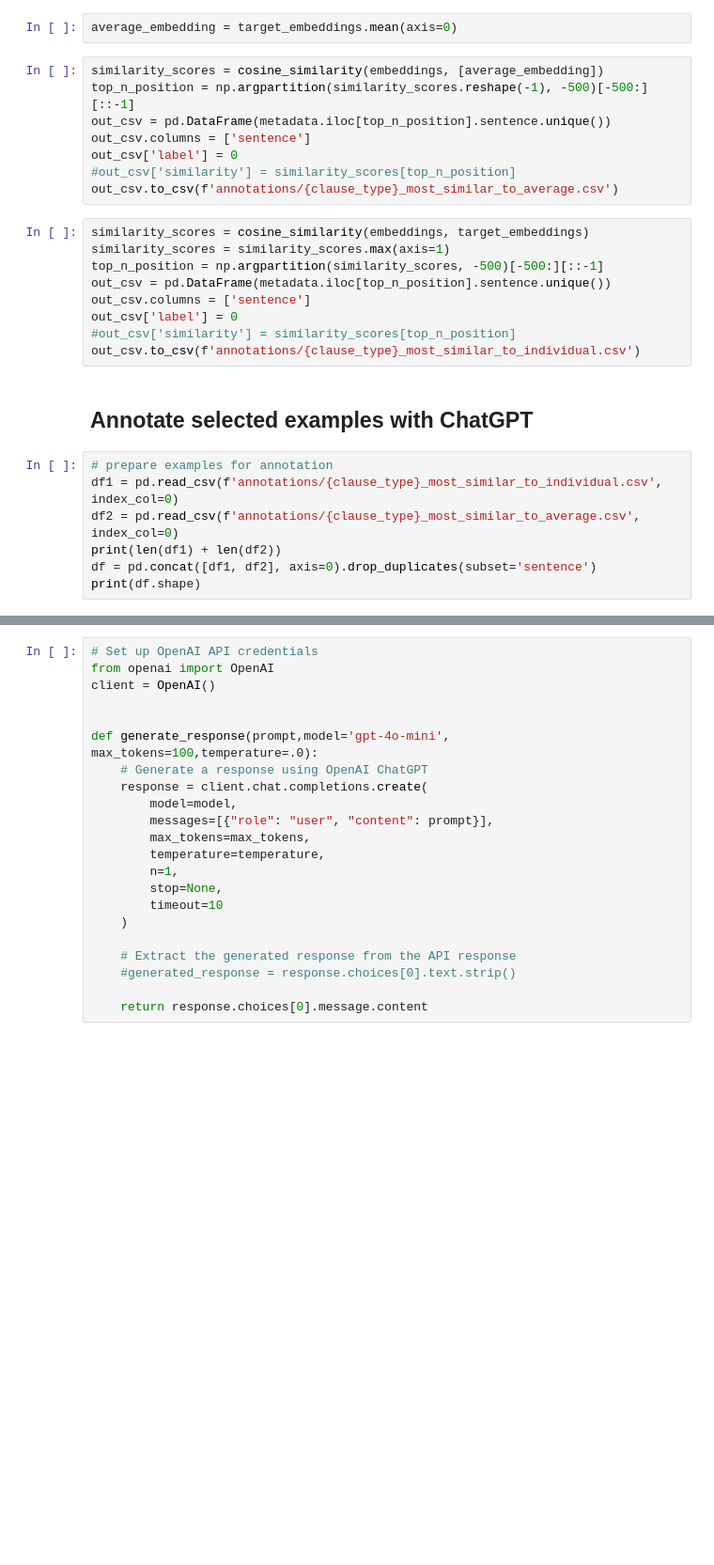
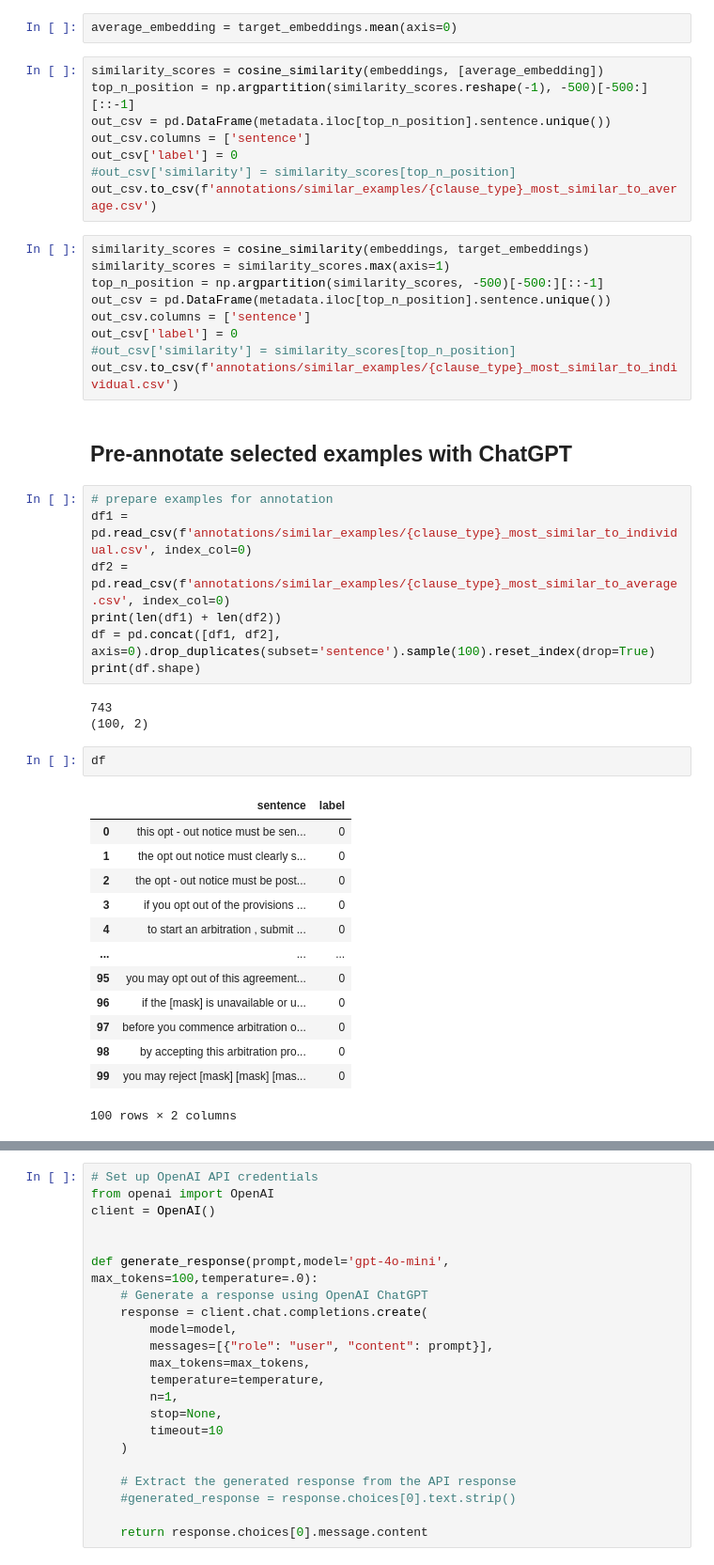
Before and after one commit to kasparvonbeelen/contracts, a Jupyter notebook: classify.ipynb, the cells around one changed output, grey strips where cells are left out. Shown at 94% size. Drawn from its saved outputs; the diff is of its cells as text; blank space fills up the shorter version.

```diff
--- a/classify.ipynb
+++ b/classify.ipynb
@@ -67,7 +76,7 @@ out_csv = pd.DataFrame(metadata.iloc[top_n_position].sentence.unique())
 out_csv.columns = ['sentence']
 out_csv['label'] = 0
 #out_csv['similarity'] = similarity_scores[top_n_position]
-out_csv.to_csv(f'annotations/{clause_type}_most_similar_to_average.csv')
+out_csv.to_csv(f'annotations/similar_examples/{clause_type}_most_similar_to_average.csv')
 # %%
 similarity_scores = cosine_similarity(embeddings, target_embeddings)
 similarity_scores = similarity_scores.max(axis=1)
@@ -76,13 +85,32 @@ out_csv = pd.DataFrame(metadata.iloc[top_n_position].sentence.unique())
 out_csv.columns = ['sentence']
 out_csv['label'] = 0
 #out_csv['similarity'] = similarity_scores[top_n_position]
-out_csv.to_csv(f'annotations/{clause_type}_most_similar_to_individual.csv')
+out_csv.to_csv(f'annotations/similar_examples/{clause_type}_most_similar_to_individual.csv')
 # %% [markdown]
-## Annotate selected examples with ChatGPT
+## Pre-annotate selected examples with ChatGPT
 # %%
 # prepare examples for annotation
-df1 = pd.read_csv(f'annotations/{clause_type}_most_similar_to_individual.csv', index_col=0)
-df2 = pd.read_csv(f'annotations/{clause_type}_most_similar_to_average.csv', index_col=0)
+df1 = pd.read_csv(f'annotations/similar_examples/{clause_type}_most_similar_to_individual.csv', index_col=0)
+df2 = pd.read_csv(f'annotations/similar_examples/{clause_type}_most_similar_to_average.csv', index_col=0)
 print(len(df1) + len(df2))
-df = pd.concat([df1, df2], axis=0).drop_duplicates(subset='sentence')
+df = pd.concat([df1, df2], axis=0).drop_duplicates(subset='sentence').sample(100).reset_index(drop=True)
 print(df.shape)
+# %% [output]
+743
+(100, 2)
+# %%
+df
+# %% [output]
+|  | sentence | label |
+| 0 | this opt - out notice must be sen... | 0 |
+| 1 | the opt out notice must clearly s... | 0 |
+| 2 | the opt - out notice must be post... | 0 |
+| 3 | if you opt out of the provisions ... | 0 |
+| 4 | to start an arbitration , submit ... | 0 |
+| ... | ... | ... |
+| 95 | you may opt out of this agreement... | 0 |
+| 96 | if the [mask] is unavailable or u... | 0 |
+| 97 | before you commence arbitration o... | 0 |
+| 98 | by accepting this arbitration pro... | 0 |
+| 99 | you may reject [mask] [mask] [mas... | 0 |
+100 rows × 2 columns
```
Also changed, not shown: parts of 83 cells of this notebook.
